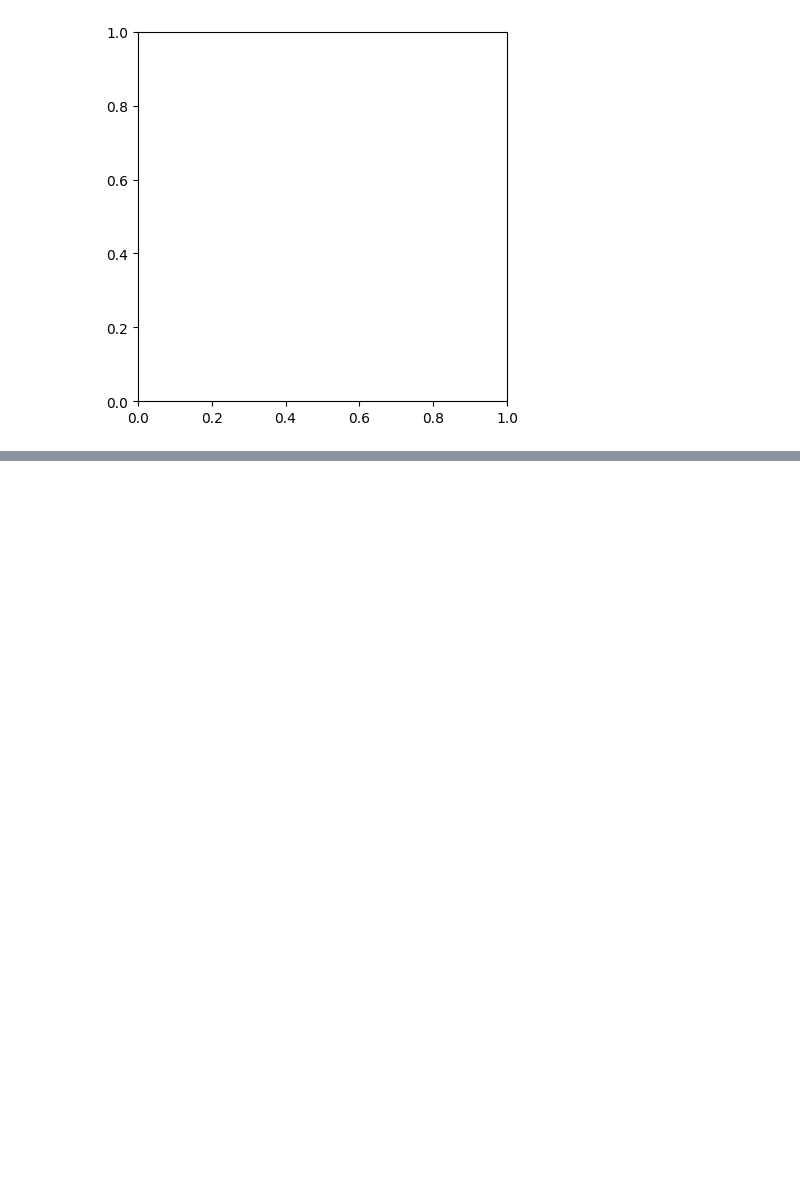
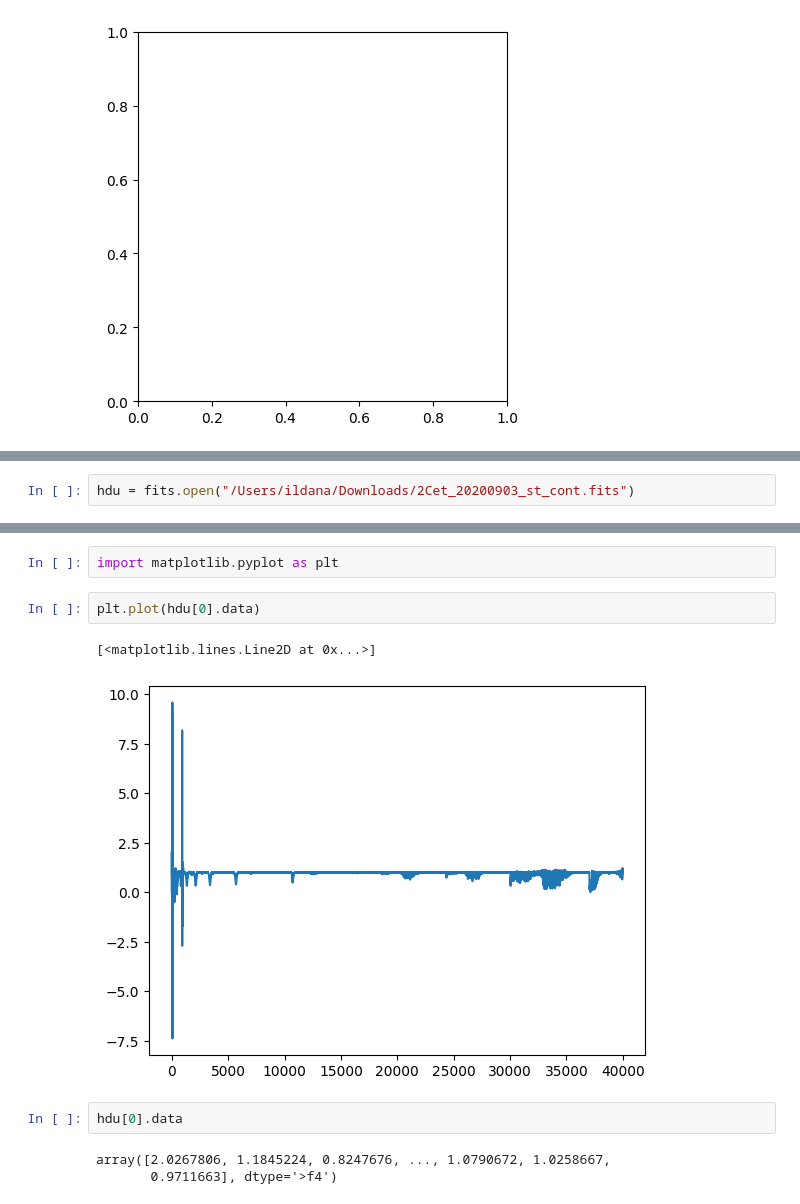
Before and after one commit to ill-i/mach_number, a Jupyter notebook: query.ipynb, the cells around one changed output, grey strips where cells are left out. Drawn from its saved outputs; the diff is of its cells as text; blank space fills up the shorter version.

```diff
--- a/query.ipynb
+++ b/query.ipynb
@@ -160,0 +305,2 @@ TypeError: Image data of dtype object cannot be converted to float
+# %%
+hdu = fits.open("/Users/ildana/Downloads/2Cet_20200903_st_cont.fits")
@@ -160,0 +333,12 @@ TypeError: Image data of dtype object cannot be converted to float
+# %%
+import matplotlib.pyplot as plt
+# %%
+plt.plot(hdu[0].data)
+# %% [output]
+[<matplotlib.lines.Line2D at 0x...>]
+[figure, added]
+# %%
+hdu[0].data
+# %% [output]
+array([2.0267806, 1.1845224, 0.8247676, ..., 1.0790672, 1.0258667,
+       0.9711663], dtype='>f4')
```
Also changed, not shown: parts of 3 cells of this notebook, 50 other files.
